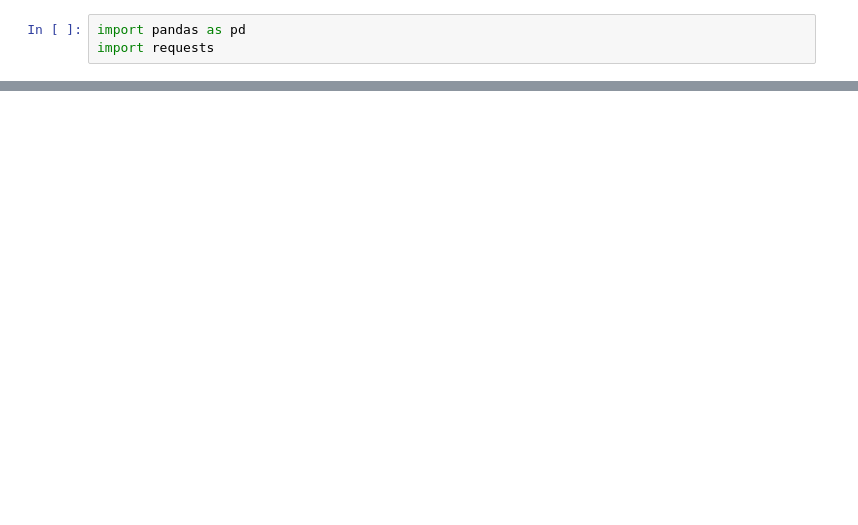
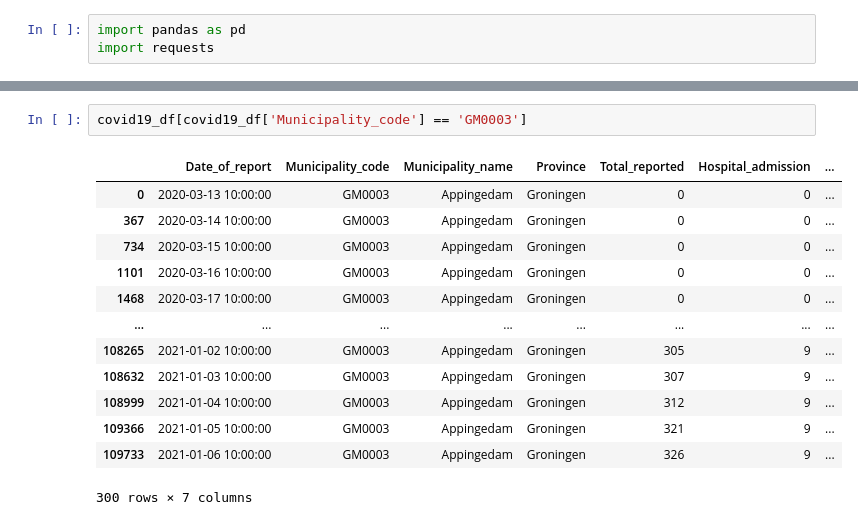
Before and after one commit to rmfaber/Project, a Jupyter notebook: Get_data.ipynb, the cells around one changed output, grey strips where cells are left out. Cells and saved outputs as stored; diff of their text form; blank space fills up the shorter version.

```diff
--- a/Get_data.ipynb
+++ b/Get_data.ipynb
@@ -31,0 +146,16 @@ wijken_buurten_data = get_data_cbs(wijken_buurten)
+# %%
+covid19_df[covid19_df['Municipality_code'] == 'GM0003']
+# %% [output]
+|  | Date_of_report | Municipality_code | Municipality_name | Province | Total_reported | Hospital_admission | ... |
+| 0 | 2020-03-13 10:00:00 | GM0003 | Appingedam | Groningen | 0 | 0 | ... |
+| 367 | 2020-03-14 10:00:00 | GM0003 | Appingedam | Groningen | 0 | 0 | ... |
+| 734 | 2020-03-15 10:00:00 | GM0003 | Appingedam | Groningen | 0 | 0 | ... |
+| 1101 | 2020-03-16 10:00:00 | GM0003 | Appingedam | Groningen | 0 | 0 | ... |
+| 1468 | 2020-03-17 10:00:00 | GM0003 | Appingedam | Groningen | 0 | 0 | ... |
+| ... | ... | ... | ... | ... | ... | ... | ... |
+| 108265 | 2021-01-02 10:00:00 | GM0003 | Appingedam | Groningen | 305 | 9 | ... |
+| 108632 | 2021-01-03 10:00:00 | GM0003 | Appingedam | Groningen | 307 | 9 | ... |
+| 108999 | 2021-01-04 10:00:00 | GM0003 | Appingedam | Groningen | 312 | 9 | ... |
+| 109366 | 2021-01-05 10:00:00 | GM0003 | Appingedam | Groningen | 321 | 9 | ... |
+| 109733 | 2021-01-06 10:00:00 | GM0003 | Appingedam | Groningen | 326 | 9 | ... |
+300 rows × 7 columns
```
Also changed, not shown: parts of 18 cells of this notebook.
